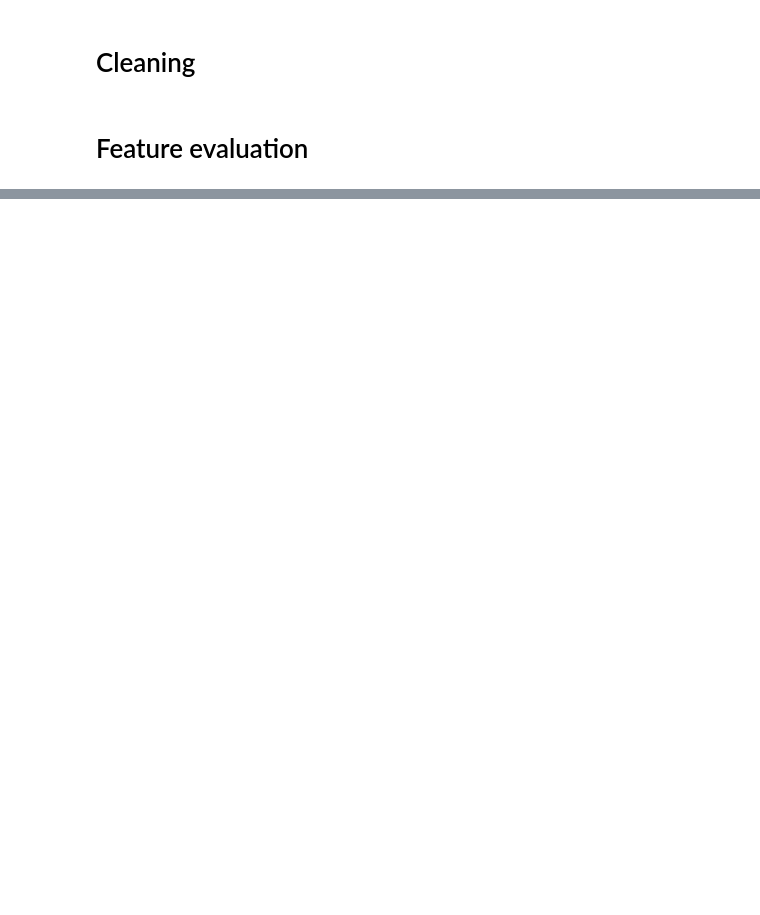
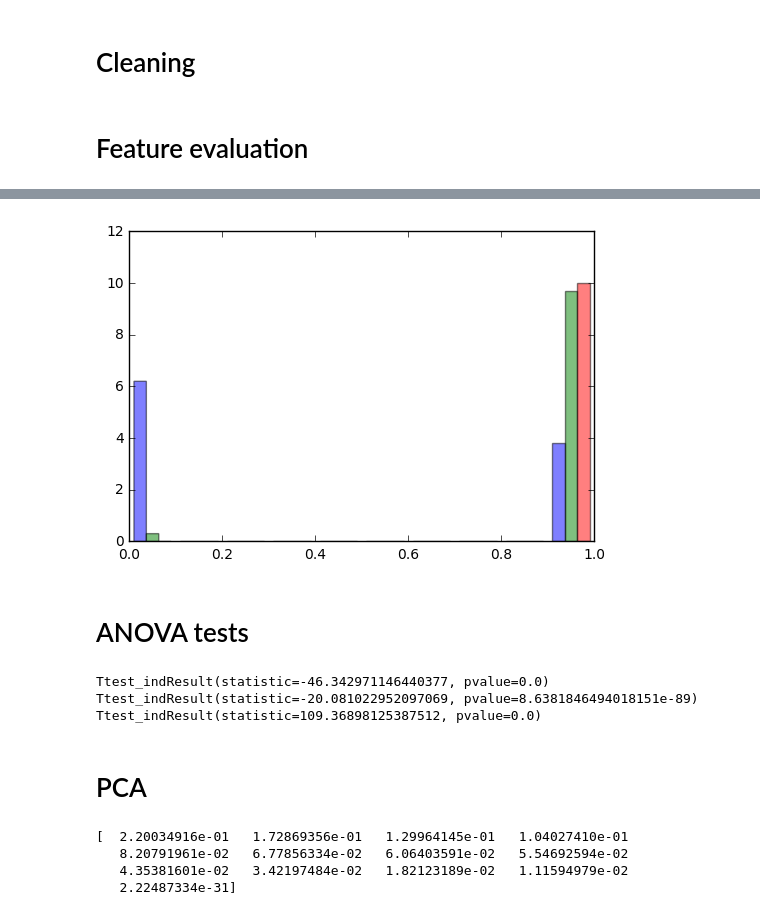
Before and after one commit to lfaucon/ada-project, a Jupyter notebook: feature_analysis_pandas.ipynb, the cells around one changed output, grey strips where cells are left out. Cells and saved outputs as stored; diff of their text form; code cells hidden in the pictures; blank space fills up the shorter version.

```diff
--- a/feature_analysis_pandas.ipynb
+++ b/feature_analysis_pandas.ipynb
@@ -45,0 +83,26 @@ plt.scatter(df[x],df[y])
+# %%
+from sklearn.cluster import KMeans
+
+print('running Kmeans algorithm')
+print('\n___________________\n')
+
+kmeansModel = KMeans(n_clusters=3)
+kmeansModel.fit(df_kmeans)
+
+centers = kmeansModel.cluster_centers_
+labels = kmeansModel.labels_
+
+print('student repartition')
+for index in range(len(centers)):
+    print(sum([label==index for label in labels])/len(labels),end='\t')
+print('\n___________________\n')
+
+for index in range(len(FEATURES)):
+    feature = FEATURES[index]
+    print(feature)
+    for center in centers:
+        print((center[index]*FEATURE_STD[feature])+FEATURE_AVG[feature],end='\t')
+    print('\n')
+
+
+print('\n___________________\n')
@@ -45,0 +143,52 @@ plt.scatter(df[x],df[y])
+# %%
+x = 'increaseGradeFromFirstToLastProblem'
+
+plt.hist((
+    df[[label==0 for label in labels]][x],
+    df[[label==1 for label in labels]][x],
+    df[[label==2 for label in labels]][x]),
+    10, normed=1, alpha=0.5
+)
+
+plt.show()
+# %% [output]
+[figure, added]
+# %% [markdown]
+# ANOVA tests
+# %%
+from scipy import stats
+
+x = 'lastProblemGrade'
+
+print(stats.ttest_ind(
+    df_kmeans[[label==0 for label in labels]][x].values,
+    df_kmeans[[label==1 for label in labels]][x].values
+))
+
+print(stats.ttest_ind(
+    df_kmeans[[label==1 for label in labels]][x].values,
+    df_kmeans[[label==2 for label in labels]][x].values
+))
+
+print(stats.ttest_ind(
+    df_kmeans[[label==2 for label in labels]][x].values,
+    df_kmeans[[label==0 for label in labels]][x].values
+))
+# %% [output]
+Ttest_indResult(statistic=-46.342971146440377, pvalue=0.0)
+Ttest_indResult(statistic=-20.081022952097069, pvalue=8.6381846494018151e-89)
+Ttest_indResult(statistic=109.36898125387512, pvalue=0.0)
+# %% [markdown]
+# PCA
+# %%
+from sklearn.decomposition import PCA
+X = df_kmeans.values.tolist()
+pca = PCA(n_components=13, whiten=True)
+pca.fit(X)
+
+print(pca.explained_variance_ratio_)
+# %% [output]
+[  2.20034916e-01   1.72869356e-01   1.29964145e-01   1.04027410e-01
+   8.20791961e-02   6.77856334e-02   6.06403591e-02   5.54692594e-02
+   4.35381601e-02   3.42197484e-02   1.82123189e-02   1.11594979e-02
+   2.22487334e-31]
```
Also changed, not shown: parts of 12 cells of this notebook, 2 other files.
